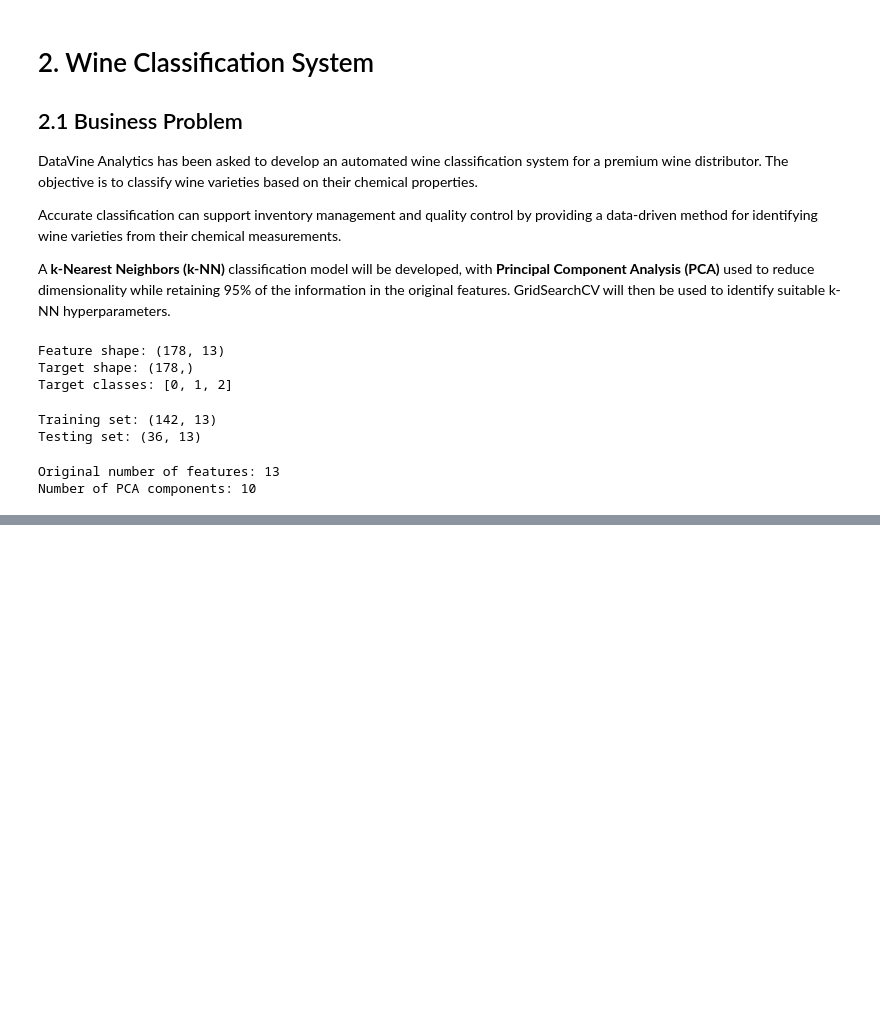
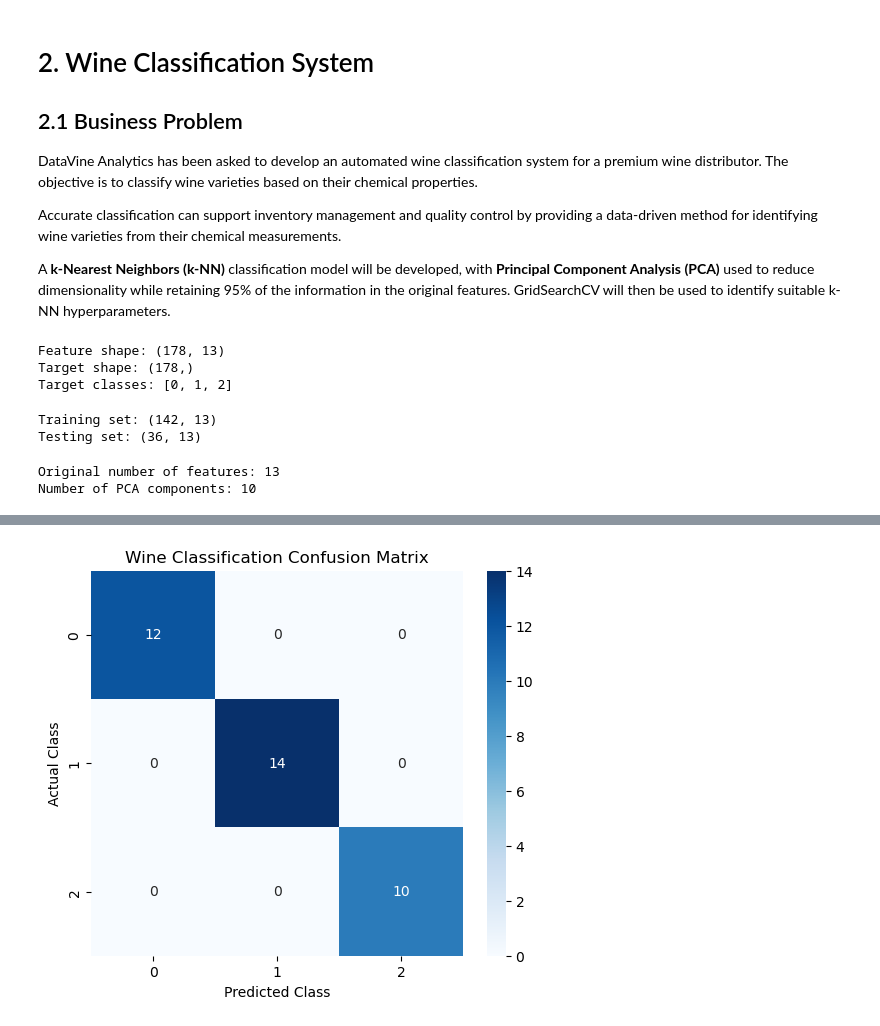
Before and after one commit to silviaogero/Datavine-machine-learning, a Jupyter notebook: Datavine.ipynb, the cells around one changed output, grey strips where cells are left out. Cells and saved outputs as stored; diff of their text form; code cells hidden in the pictures; blank space fills up the shorter version.

Commit message:
feat:add more model solutions

```diff
--- a/Datavine.ipynb
+++ b/Datavine.ipynb
@@ -358,0 +414,12 @@ Number of PCA components: 10
+# %%
+# Get the best-performing model identified by GridSearchCV.
+best_wine_model = grid_search.best_estimator_
+
+# Use the optimized model to predict the wine classes
+# in the unseen test dataset.
+y_pred = best_wine_model.predict(X_test)
+
+# Calculate the overall test accuracy.
+test_accuracy = accuracy_score(y_test, y_pred)
+
+print(f"Test Accuracy: {test_accuracy:.4f}")
@@ -358,0 +445,22 @@ Number of PCA components: 10
+# %%
+# Create a confusion matrix to compare the actual
+# wine classes with the model's predicted classes.
+
+cm = confusion_matrix(y_test, y_pred)
+
+plt.figure(figsize=(6, 5))
+sns.heatmap(
+    cm,
+    annot=True,
+    fmt="d",
+    cmap="Blues",
+    xticklabels=sorted(y.unique()),
+    yticklabels=sorted(y.unique())
+)
+
+plt.xlabel("Predicted Class")
+plt.ylabel("Actual Class")
+plt.title("Wine Classification Confusion Matrix")
+plt.show()
+# %% [output]
+[figure, added]
```
Also changed, not shown: parts of 46 cells of this notebook, 1 other file.
